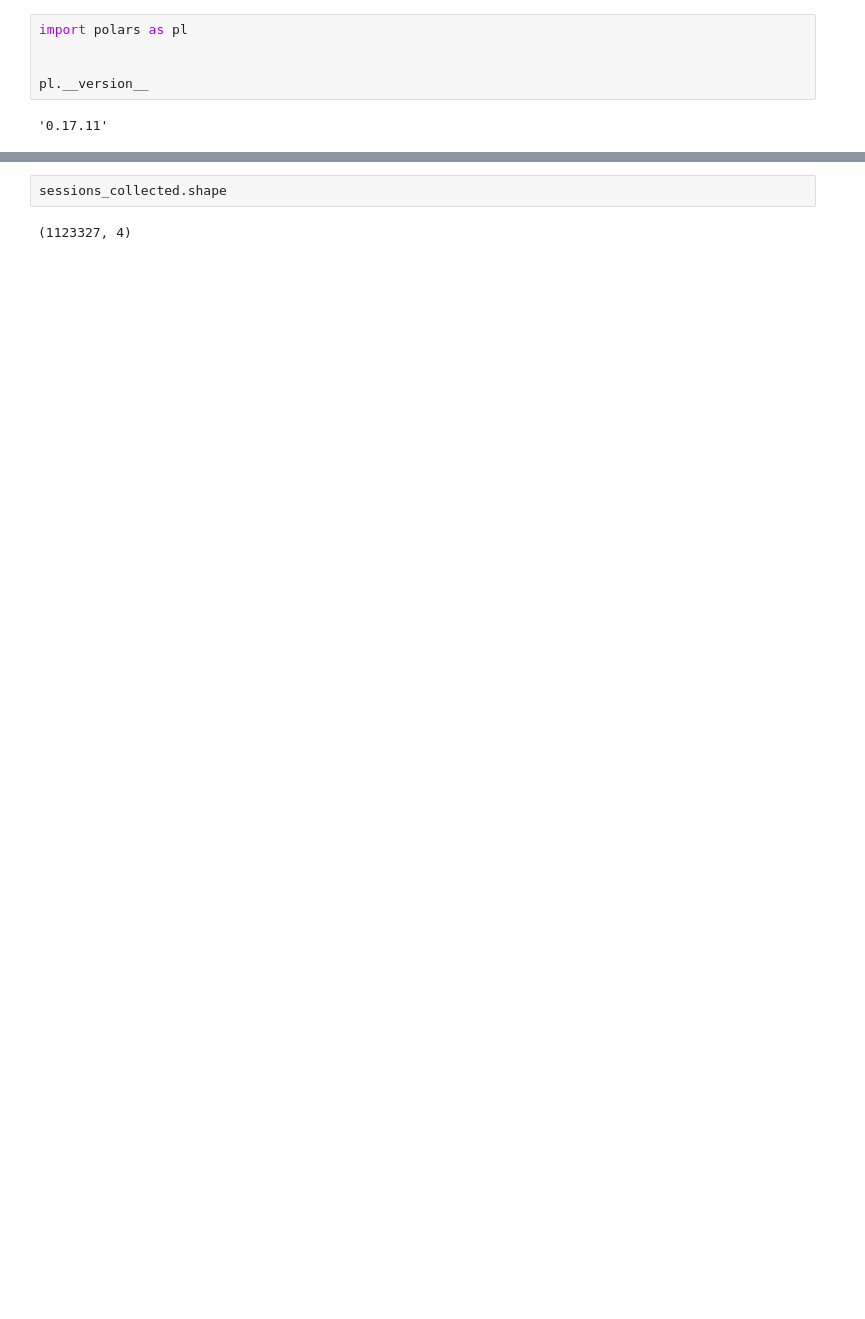
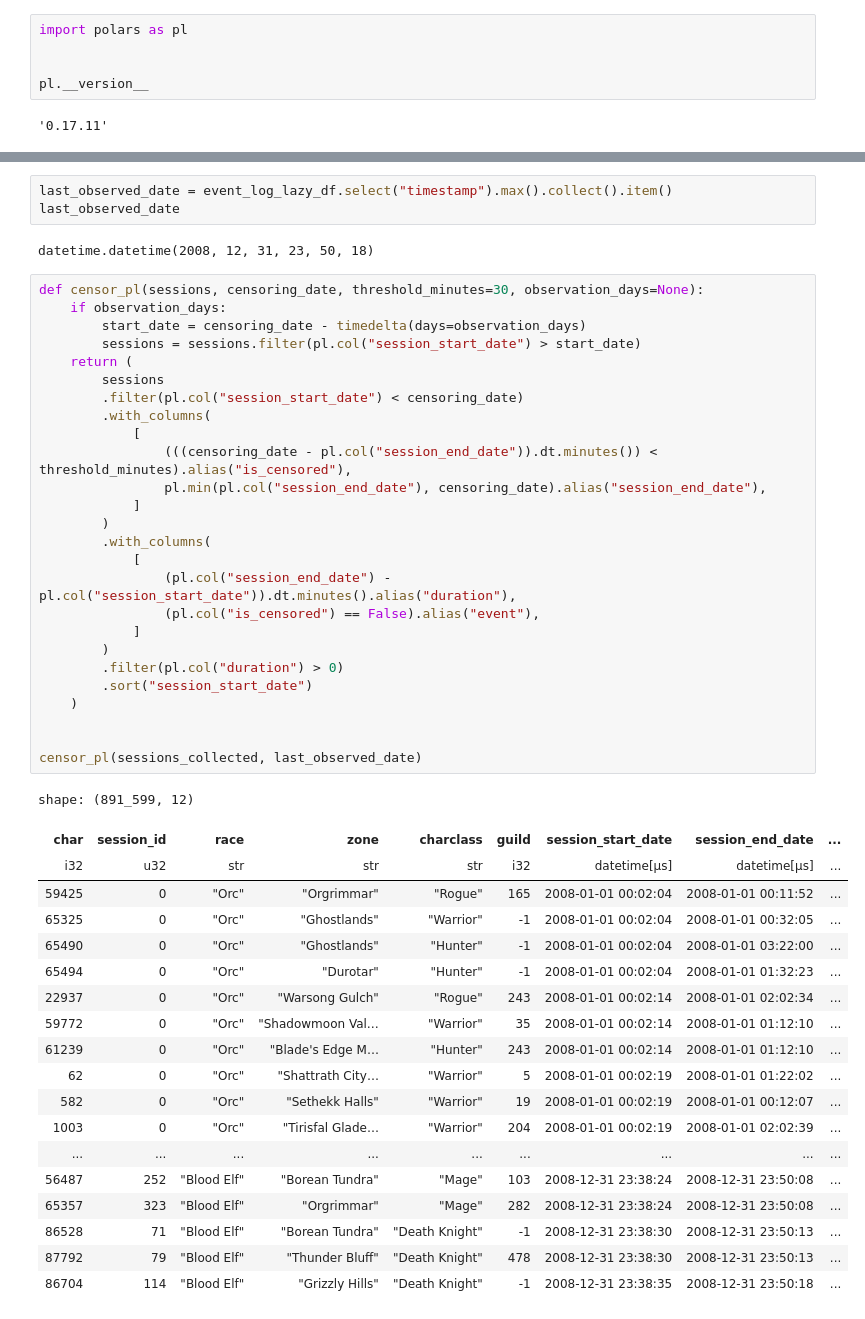
Before and after one commit to soda-inria/survival-analysis-benchmark, a Jupyter notebook: notebooks/tutorial_part_2.ipynb, the cells around one changed output, grey strips where cells are left out. Saved outputs shown, nothing was run; the diff lists cells and outputs as text; blank space fills up the shorter version.

```diff
--- a/notebooks/tutorial_part_2.ipynb
+++ b/notebooks/tutorial_part_2.ipynb
@@ -364,4 +473,51 @@ shape: (1_123_327, 4)
 # %%
-sessions_collected.shape
+last_observed_date = event_log_lazy_df.select("timestamp").max().collect().item()
+last_observed_date
 # %% [output]
-(1123327, 4)
+datetime.datetime(2008, 12, 31, 23, 50, 18)
+# %%
+def censor_pl(sessions, censoring_date, threshold_minutes=30, observation_days=None):
+    if observation_days:
+        start_date = censoring_date - timedelta(days=observation_days)
+        sessions = sessions.filter(pl.col("session_start_date") > start_date)
+    return (
+        sessions
+        .filter(pl.col("session_start_date") < censoring_date)
+        .with_columns(
+            [
+                (((censoring_date - pl.col("session_end_date")).dt.minutes()) < threshold_minutes).alias("is_censored"),
+                pl.min(pl.col("session_end_date"), censoring_date).alias("session_end_date"),
+            ]
+        )
+        .with_columns(
+            [
+                (pl.col("session_end_date") - pl.col("session_start_date")).dt.minutes().alias("duration"),
+                (pl.col("is_censored") == False).alias("event"),
+            ]
+        )
+        .filter(pl.col("duration") > 0)
+        .sort("session_start_date")
+    )
+
+
+censor_pl(sessions_collected, last_observed_date)
+# %% [output]
+shape: (891_599, 12)
+| char | session_id | race | zone | charclass | guild | session_start_date | session_end_date | ... |
+| i32 | u32 | str | str | str | i32 | datetime[μs] | datetime[μs] | ... |
+| 59425 | 0 | "Orc" | "Orgrimmar" | "Rogue" | 165 | 2008-01-01 00:02:04 | 2008-01-01 00:11:52 | ... |
+| 65325 | 0 | "Orc" | "Ghostlands" | "Warrior" | -1 | 2008-01-01 00:02:04 | 2008-01-01 00:32:05 | ... |
+| 65490 | 0 | "Orc" | "Ghostlands" | "Hunter" | -1 | 2008-01-01 00:02:04 | 2008-01-01 03:22:00 | ... |
+| 65494 | 0 | "Orc" | "Durotar" | "Hunter" | -1 | 2008-01-01 00:02:04 | 2008-01-01 01:32:23 | ... |
+| 22937 | 0 | "Orc" | "Warsong Gulch" | "Rogue" | 243 | 2008-01-01 00:02:14 | 2008-01-01 02:02:34 | ... |
+| 59772 | 0 | "Orc" | "Shadowmoon Val… | "Warrior" | 35 | 2008-01-01 00:02:14 | 2008-01-01 01:12:10 | ... |
+| 61239 | 0 | "Orc" | "Blade's Edge M… | "Hunter" | 243 | 2008-01-01 00:02:14 | 2008-01-01 01:12:10 | ... |
+| 62 | 0 | "Orc" | "Shattrath City… | "Warrior" | 5 | 2008-01-01 00:02:19 | 2008-01-01 01:22:02 | ... |
+| 582 | 0 | "Orc" | "Sethekk Halls" | "Warrior" | 19 | 2008-01-01 00:02:19 | 2008-01-01 00:12:07 | ... |
+| 1003 | 0 | "Orc" | "Tirisfal Glade… | "Warrior" | 204 | 2008-01-01 00:02:19 | 2008-01-01 02:02:39 | ... |
+| ... | ... | ... | ... | ... | ... | ... | ... | ... |
+| 56487 | 252 | "Blood Elf" | "Borean Tundra" | "Mage" | 103 | 2008-12-31 23:38:24 | 2008-12-31 23:50:08 | ... |
+| 65357 | 323 | "Blood Elf" | "Orgrimmar" | "Mage" | 282 | 2008-12-31 23:38:24 | 2008-12-31 23:50:08 | ... |
+| 86528 | 71 | "Blood Elf" | "Borean Tundra" | "Death Knight" | -1 | 2008-12-31 23:38:30 | 2008-12-31 23:50:13 | ... |
+| 87792 | 79 | "Blood Elf" | "Thunder Bluff" | "Death Knight" | 478 | 2008-12-31 23:38:30 | 2008-12-31 23:50:13 | ... |
+| 86704 | 114 | "Blood Elf" | "Grizzly Hills" | "Death Knight" | -1 | 2008-12-31 23:38:35 | 2008-12-31 23:50:18 | ... |
```
Also changed, not shown: parts of 26 cells of this notebook, 1 other file.
